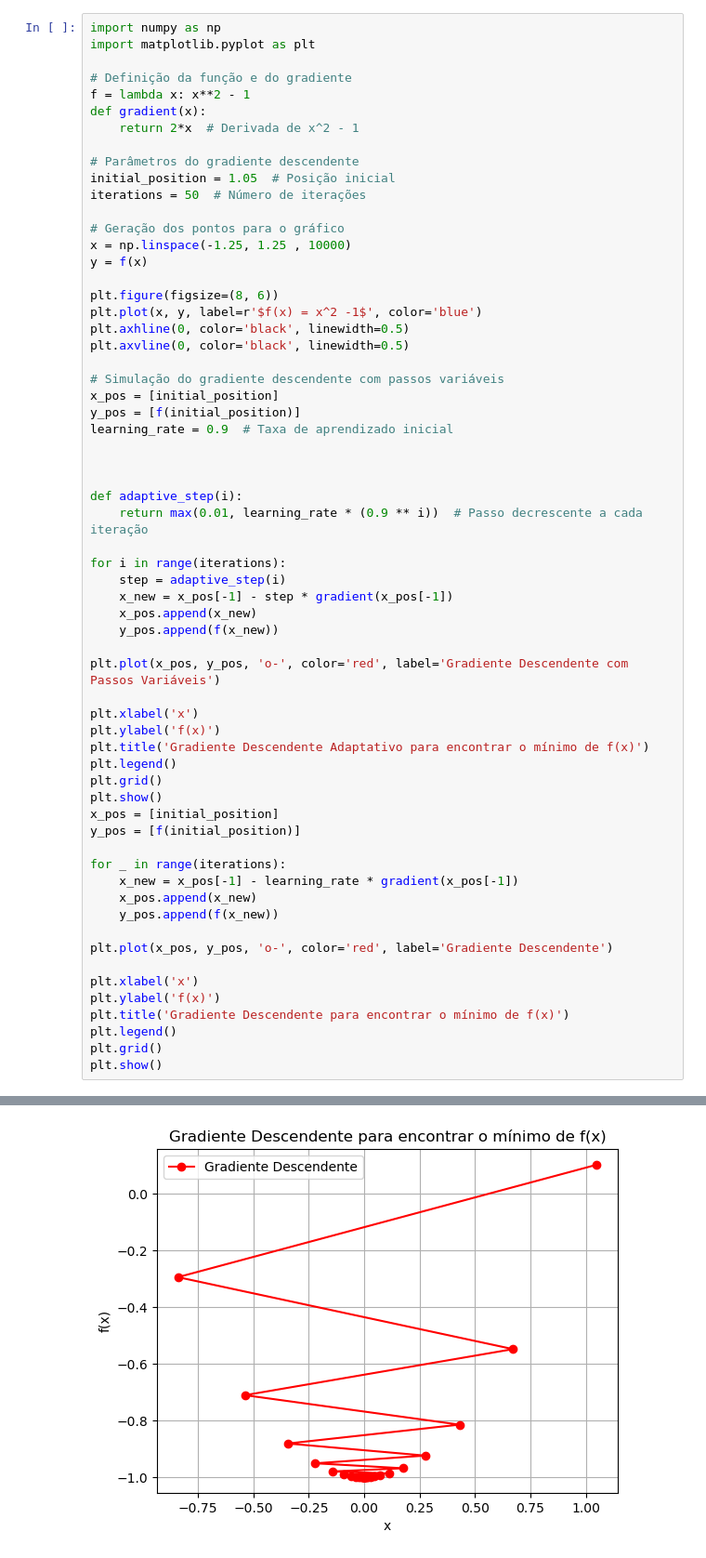
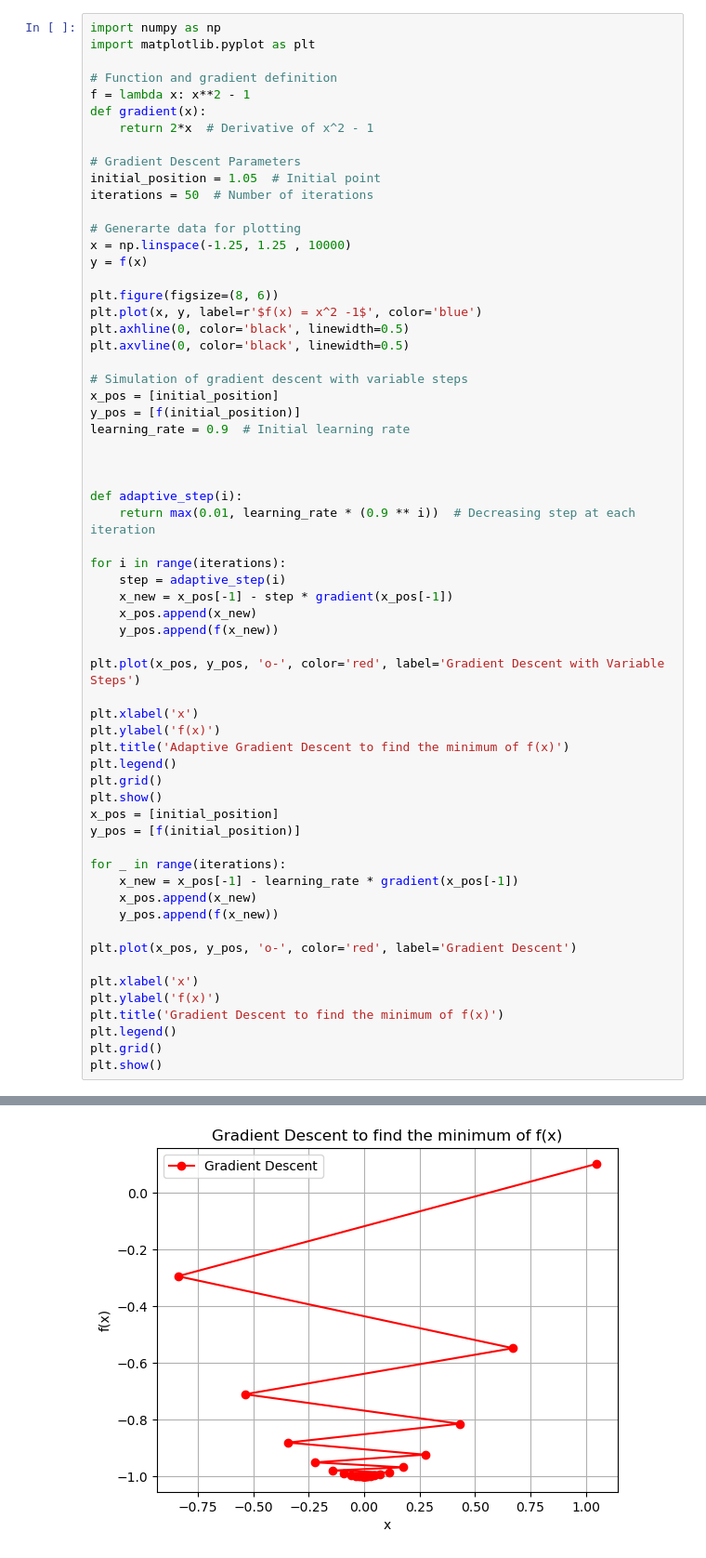
Before and after one commit to Leo-netzs/Computational-physcs-class, a Jupyter notebook: Activity_1/Question 1.ipynb, the cells around one changed output, grey strips where cells are left out. Shown at 93% size. Drawn from its saved outputs; the diff is of its cells as text.

```diff
--- a/Activity_1/Question 1.ipynb
+++ b/Activity_1/Question 1.ipynb
@@ -2,16 +2,16 @@
 import numpy as np
 import matplotlib.pyplot as plt
 
-# Definição da função e do gradiente
+# Function and gradient definition
 f = lambda x: x**2 - 1
 def gradient(x):
-    return 2*x  # Derivada de x^2 - 1
+    return 2*x  # Derivative of x^2 - 1
 
-# Parâmetros do gradiente descendente
-initial_position = 1.05  # Posição inicial
-iterations = 50  # Número de iterações
+# Gradient Descent Parameters
+initial_position = 1.05  # Initial point
+iterations = 50  # Number of iterations
 
-# Geração dos pontos para o gráfico
+# Generarte data for plotting
 x = np.linspace(-1.25, 1.25 , 10000)
 y = f(x)
 
@@ -20,15 +20,15 @@ plt.plot(x, y, label=r'$f(x) = x^2 -1$', color='blue')
 plt.axhline(0, color='black', linewidth=0.5)
 plt.axvline(0, color='black', linewidth=0.5)
 
-# Simulação do gradiente descendente com passos variáveis
+# Simulation of gradient descent with variable steps
 x_pos = [initial_position]
 y_pos = [f(initial_position)]
-learning_rate = 0.9  # Taxa de aprendizado inicial
+learning_rate = 0.9  # Initial learning rate
 
 
 
 def adaptive_step(i):
-    return max(0.01, learning_rate * (0.9 ** i))  # Passo decrescente a cada iteração
+    return max(0.01, learning_rate * (0.9 ** i))  # Decreasing step at each iteration
 
 for i in range(iterations):
     step = adaptive_step(i)
@@ -36,11 +36,11 @@ for i in range(iterations):
     x_pos.append(x_new)
     y_pos.append(f(x_new))
 
-plt.plot(x_pos, y_pos, 'o-', color='red', label='Gradiente Descendente com Passos Variáveis')
+plt.plot(x_pos, y_pos, 'o-', color='red', label='Gradient Descent with Variable Steps')
 
 plt.xlabel('x')
 plt.ylabel('f(x)')
-plt.title('Gradiente Descendente Adaptativo para encontrar o mínimo de f(x)')
+plt.title('Adaptive Gradient Descent to find the minimum of f(x)')
 plt.legend()
 plt.grid()
 plt.show()
@@ -52,11 +52,11 @@ for _ in range(iterations):
     x_pos.append(x_new)
     y_pos.append(f(x_new))
 
-plt.plot(x_pos, y_pos, 'o-', color='red', label='Gradiente Descendente')
+plt.plot(x_pos, y_pos, 'o-', color='red', label='Gradient Descent')
 
 plt.xlabel('x')
 plt.ylabel('f(x)')
-plt.title('Gradiente Descendente para encontrar o mínimo de f(x)')
+plt.title('Gradient Descent to find the minimum of f(x)')
 plt.legend()
 plt.grid()
 plt.show()
@@ -65 +65 @@ plt.show()
-[figure, old version]
+[figure, new version]
```
Also changed, not shown: parts of 1 cell of this notebook, 4 other files.
